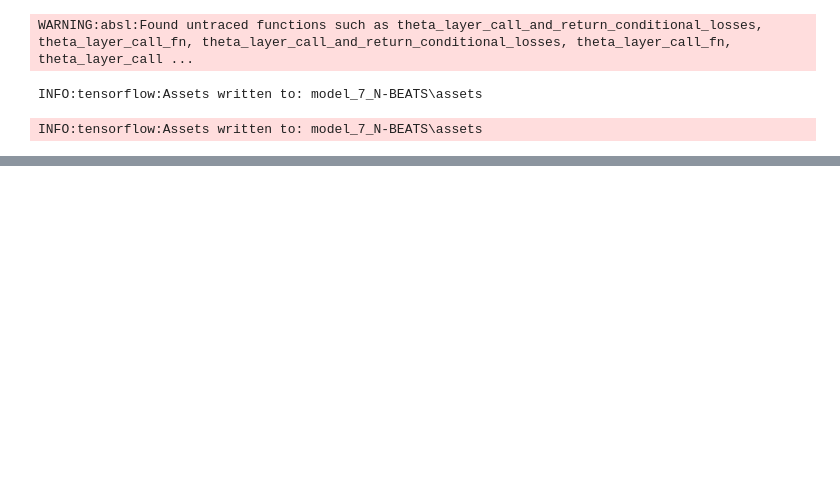
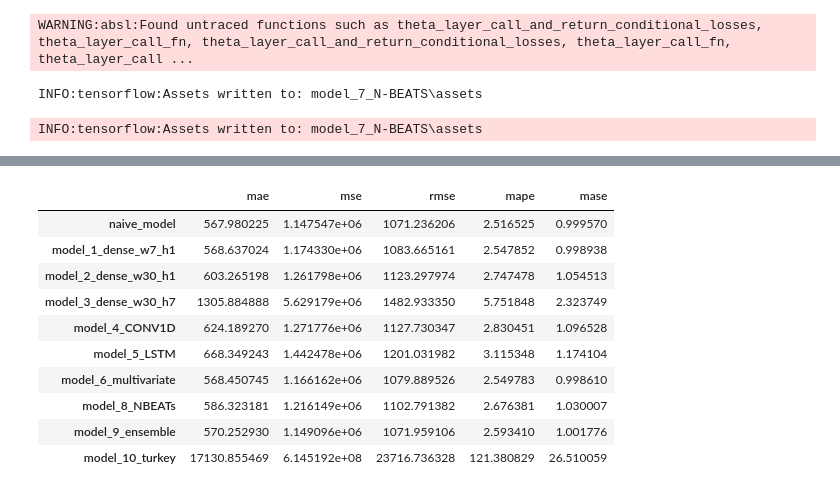
Before and after one commit to Locchuong96/machine-learning, a Jupyter notebook: TensorFlow2/practices/10. Milestone Project 3 Time series forecasting in TensorFlow (BitPredict 💰📈).ipynb, the cells around one changed output, grey strips where cells are left out. Cells and saved outputs as stored; diff of their text form; code cells hidden in the pictures; blank space fills up the shorter version.

```diff
--- a/TensorFlow2/practices/10. Milestone Project 3 Time series forecasting in TensorFlow (BitPredict 💰📈).ipynb
+++ b/TensorFlow2/practices/10. Milestone Project 3 Time series forecasting in TensorFlow (BitPredict 💰📈).ipynb
@@ -2985,0 +3167,26 @@ btc_price_turkey[-1] = btc_price_turkey[-1]/100
+# %%
+# Compare different model results (w=window, h=horizon, eg.w=7 means a window size of 7)
+model_results = pd.DataFrame({'naive_model':naive_results,
+                             "model_1_dense_w7_h1": model_1_results,
+                              "model_2_dense_w30_h1": model_2_results,
+                              "model_3_dense_w30_h7": model_3_results,
+                              "model_4_CONV1D": model_4_results,
+                              "model_5_LSTM": model_5_results,
+                              "model_6_multivariate": model_6_results,
+                              "model_8_NBEATs": model_7_results,
+                              "model_9_ensemble": ensemble_results,
+                              "model_10_turkey": turkey_results}).T
+
+model_results.head(10)
+# %% [output]
+|  | mae | mse | rmse | mape | mase |
+| naive_model | 567.980225 | 1.147547e+06 | 1071.236206 | 2.516525 | 0.999570 |
+| model_1_dense_w7_h1 | 568.637024 | 1.174330e+06 | 1083.665161 | 2.547852 | 0.998938 |
+| model_2_dense_w30_h1 | 603.265198 | 1.261798e+06 | 1123.297974 | 2.747478 | 1.054513 |
+| model_3_dense_w30_h7 | 1305.884888 | 5.629179e+06 | 1482.933350 | 5.751848 | 2.323749 |
+| model_4_CONV1D | 624.189270 | 1.271776e+06 | 1127.730347 | 2.830451 | 1.096528 |
+| model_5_LSTM | 668.349243 | 1.442478e+06 | 1201.031982 | 3.115348 | 1.174104 |
+| model_6_multivariate | 568.450745 | 1.166162e+06 | 1079.889526 | 2.549783 | 0.998610 |
+| model_8_NBEATs | 586.323181 | 1.216149e+06 | 1102.791382 | 2.676381 | 1.030007 |
+| model_9_ensemble | 570.252930 | 1.149096e+06 | 1071.959106 | 2.593410 | 1.001776 |
+| model_10_turkey | 17130.855469 | 6.145192e+08 | 23716.736328 | 121.380829 | 26.510059 |
```
Also changed, not shown: parts of 94 cells of this notebook.
